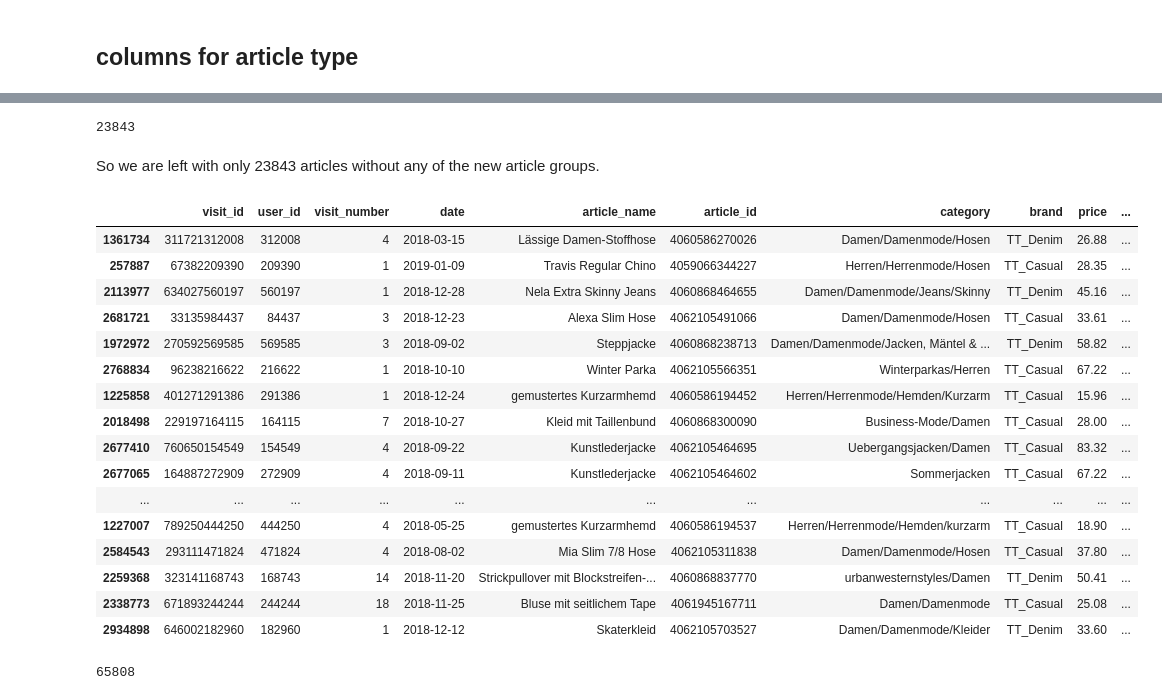
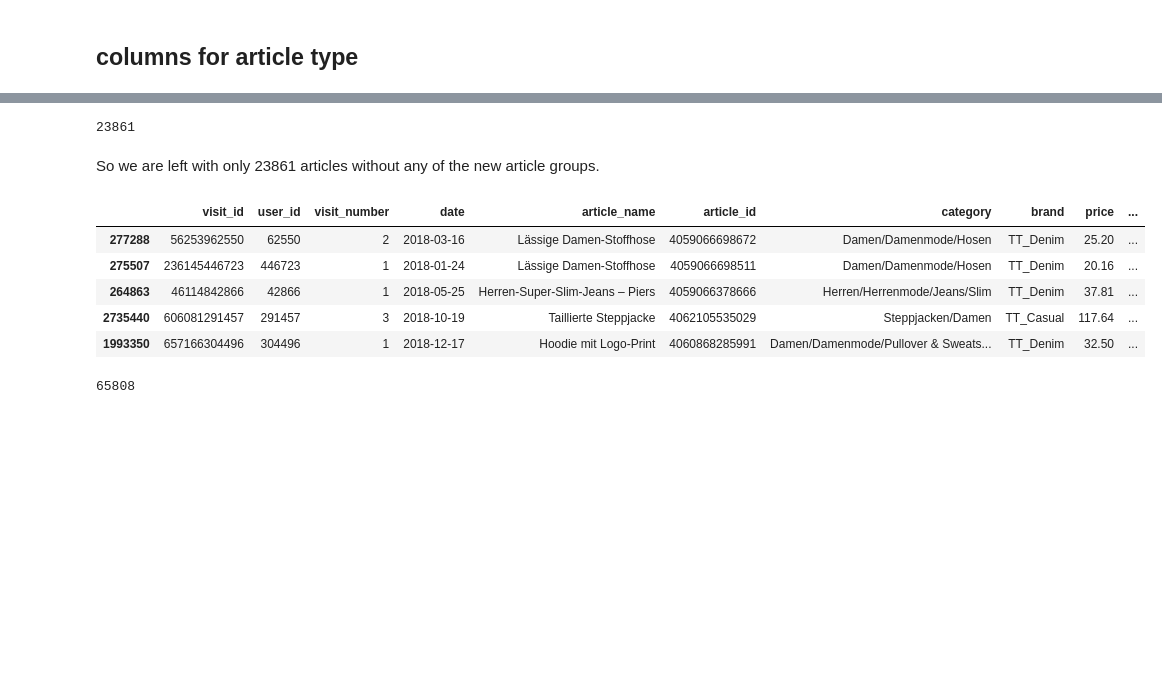
Before and after one commit to s-lau-42/Project_3_Online_Shop_Analysis, a Jupyter notebook: TT_Clean_Explore_Engineer.ipynb, the cells around one changed output, grey strips where cells are left out. Drawn from its saved outputs; the diff is of its cells as text; code cells hidden in the pictures; blank space fills up the shorter version.

```diff
--- a/TT_Clean_Explore_Engineer.ipynb
+++ b/TT_Clean_Explore_Engineer.ipynb
@@ -183,3 +180,6 @@ df = df.astype({"visit_id": "int64"})
+# %%
+df = df.drop(columns=["product_line", "product_group"])
+df.rename(columns={"product_line_r": "product_line", "product_group_r": "product_group"}, inplace=True)
 # %% [markdown]
 ## getting rid of nans
 # %%
@@ -683,7 +650,7 @@ Name: country, dtype: int64
 ## columns for article type
 # %%
 #put all features describing the article type together for easier use
-df["genre_column_placeholder"] = df["article_name"] + "/" + df["category"] + "/" + df["product_line"] + "/" + df["product_line_r"] + "/" + df["product_group"] + "/" + df["product_group_r"]
+df["genre_column_placeholder"] = df["article_name"] + "/" + df["category"] + "/" + df["product_line"] + "/" + df["product_group"]
 # %%
 df.genre_column_placeholder = df.genre_column_placeholder.astype("str")
 # %%
@@ -780,32 +737,21 @@ Name: category, dtype: int64
 # %%
 len(article_diff)
 # %% [output]
-23843
+23861
 # %% [markdown]
-So we are left with only 23843 articles without any of the new article groups.
+So we are left with only 23861 articles without any of the new article groups.
 # %%
 #number of articles that got multiple article groups
 mult_article = df[df.women_article + df.men_article + df.kids_article + df.homeandliving_article > 1]
 # %%
-mult_article.sample(n=20)
+mult_article.sample(n=5)
 # %% [output]
 |  | visit_id | user_id | visit_number | date | article_name | article_id | category | brand | price | ... |
-| 1361734 | 311721312008 | 312008 | 4 | 2018-03-15 | Lässige Damen-Stoffhose | 4060586270026 | Damen/Damenmode/Hosen | TT_Denim | 26.88 | ... |
-| 257887 | 67382209390 | 209390 | 1 | 2019-01-09 | Travis Regular Chino | 4059066344227 | Herren/Herrenmode/Hosen | TT_Casual | 28.35 | ... |
-| 2113977 | 634027560197 | 560197 | 1 | 2018-12-28 | Nela Extra Skinny Jeans | 4060868464655 | Damen/Damenmode/Jeans/Skinny | TT_Denim | 45.16 | ... |
-| 2681721 | 33135984437 | 84437 | 3 | 2018-12-23 | Alexa Slim Hose | 4062105491066 | Damen/Damenmode/Hosen | TT_Casual | 33.61 | ... |
-| 1972972 | 270592569585 | 569585 | 3 | 2018-09-02 | Steppjacke | 4060868238713 | Damen/Damenmode/Jacken, Mäntel & ... | TT_Denim | 58.82 | ... |
-| 2768834 | 96238216622 | 216622 | 1 | 2018-10-10 | Winter Parka | 4062105566351 | Winterparkas/Herren | TT_Casual | 67.22 | ... |
-| 1225858 | 401271291386 | 291386 | 1 | 2018-12-24 | gemustertes Kurzarmhemd | 4060586194452 | Herren/Herrenmode/Hemden/Kurzarm | TT_Casual | 15.96 | ... |
-| 2018498 | 229197164115 | 164115 | 7 | 2018-10-27 | Kleid mit Taillenbund | 4060868300090 | Business-Mode/Damen | TT_Casual | 28.00 | ... |
-| 2677410 | 760650154549 | 154549 | 4 | 2018-09-22 | Kunstlederjacke | 4062105464695 | Uebergangsjacken/Damen | TT_Casual | 83.32 | ... |
-| 2677065 | 164887272909 | 272909 | 4 | 2018-09-11 | Kunstlederjacke | 4062105464602 | Sommerjacken | TT_Casual | 67.22 | ... |
-| ... | ... | ... | ... | ... | ... | ... | ... | ... | ... | ... |
-| 1227007 | 789250444250 | 444250 | 4 | 2018-05-25 | gemustertes Kurzarmhemd | 4060586194537 | Herren/Herrenmode/Hemden/kurzarm | TT_Casual | 18.90 | ... |
-| 2584543 | 293111471824 | 471824 | 4 | 2018-08-02 | Mia Slim 7/8 Hose | 4062105311838 | Damen/Damenmode/Hosen | TT_Casual | 37.80 | ... |
-| 2259368 | 323141168743 | 168743 | 14 | 2018-11-20 | Strickpullover mit Blockstreifen-... | 4060868837770 | urbanwesternstyles/Damen | TT_Denim | 50.41 | ... |
-| 2338773 | 671893244244 | 244244 | 18 | 2018-11-25 | Bluse mit seitlichem Tape | 4061945167711 | Damen/Damenmode | TT_Casual | 25.08 | ... |
-| 2934898 | 646002182960 | 182960 | 1 | 2018-12-12 | Skaterkleid | 4062105703527 | Damen/Damenmode/Kleider | TT_Denim | 33.60 | ... |
+| 277288 | 56253962550 | 62550 | 2 | 2018-03-16 | Lässige Damen-Stoffhose | 4059066698672 | Damen/Damenmode/Hosen | TT_Denim | 25.20 | ... |
+| 275507 | 236145446723 | 446723 | 1 | 2018-01-24 | Lässige Damen-Stoffhose | 4059066698511 | Damen/Damenmode/Hosen | TT_Denim | 20.16 | ... |
+| 264863 | 46114842866 | 42866 | 1 | 2018-05-25 | Herren-Super-Slim-Jeans – Piers | 4059066378666 | Herren/Herrenmode/Jeans/Slim | TT_Denim | 37.81 | ... |
+| 2735440 | 606081291457 | 291457 | 3 | 2018-10-19 | Taillierte Steppjacke | 4062105535029 | Steppjacken/Damen | TT_Casual | 117.64 | ... |
+| 1993350 | 657166304496 | 304496 | 1 | 2018-12-17 | Hoodie mit Logo-Print | 4060868285991 | Damen/Damenmode/Pullover & Sweats... | TT_Denim | 32.50 | ... |
 # %%
 len(mult_article)
 # %% [output]
```
Also changed, not shown: parts of 27 cells of this notebook, 1 other file.
